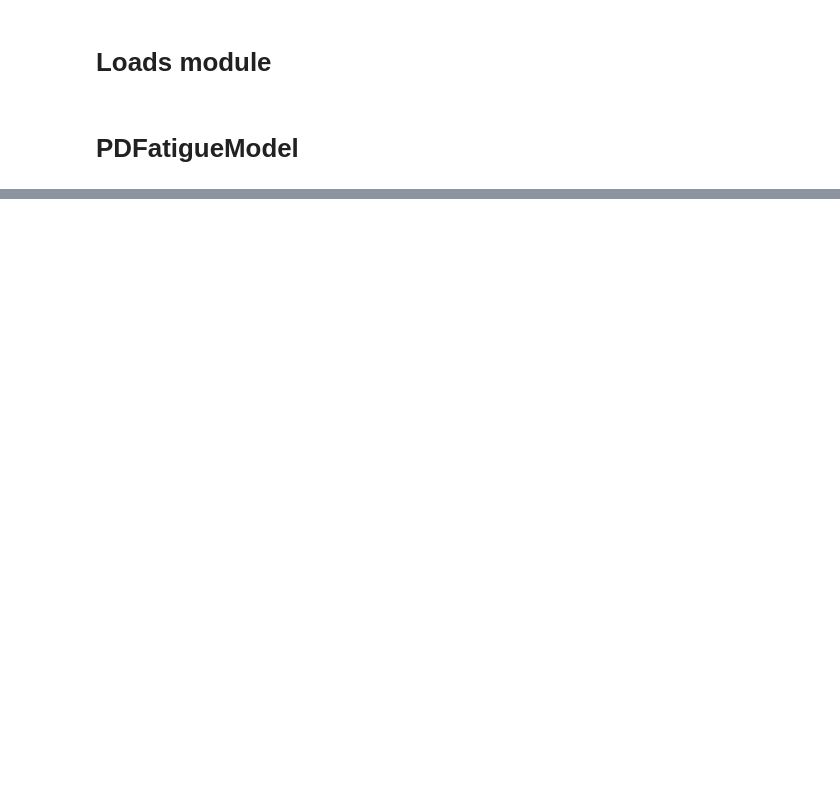
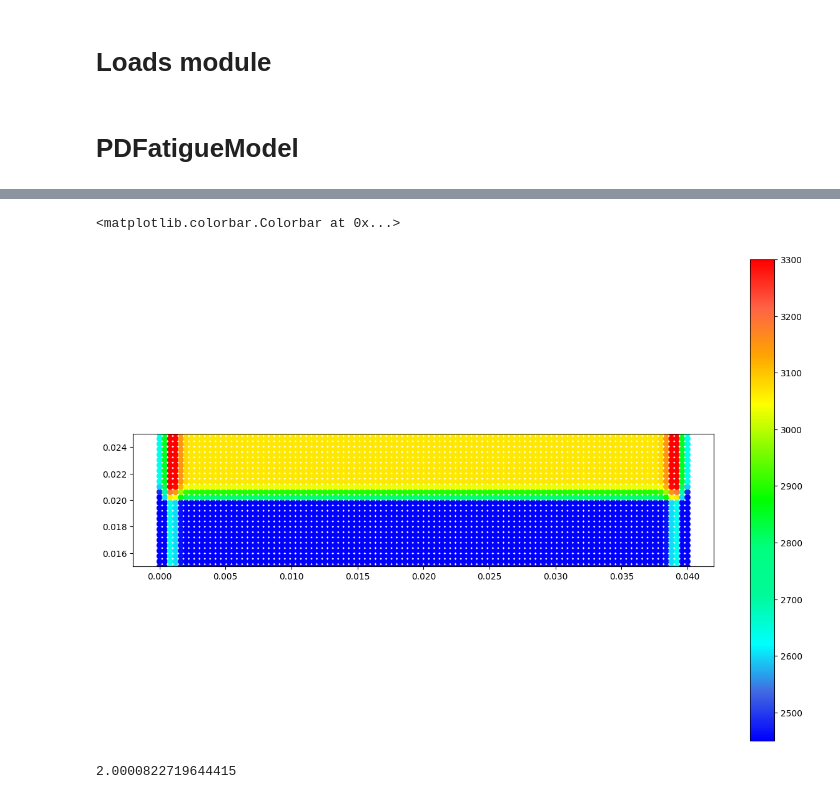
Before and after one commit to fjerenec/Verse2, a Jupyter notebook: main/SED-Interface.ipynb, the cells around one changed output, grey strips where cells are left out. Saved outputs shown, nothing was run; the diff lists cells and outputs as text; code cells hidden in the pictures; blank space fills up the shorter version.

```diff
--- a/main/SED-Interface.ipynb
+++ b/main/SED-Interface.ipynb
@@ -343,3 +365,18 @@ plt.colorbar(sc2,ticks=v2)
+# %%
+fig = plt.figure(figsize=(15,10))
+axs = fig.add_subplot()
+# cont =axs.tricontourf(coordVec[:,0],coordVec[:,1],point_SED, levels=100,cmap=mycmap,vmin=4700,vmax=6300)
+cont =axs.scatter(coordVec[:,0],coordVec[:,1],c=point_SED/1_000_000,cmap=mycmap,vmin=4900/2,vmax=6600/2)
+axs.set_ylim(0.015,0.025)
+axs.set_aspect(1)
+plt.colorbar(cont)
+# %% [output]
+<matplotlib.colorbar.Colorbar at 0x...>
+[figure, added]
+# %%
+point_SED[2345]/1000000/600/2
+# %% [output]
+2.0000822719644415
 # %%
 pnt = 2345
 for bond in range(coordVec[solver.FID.neighbors[solver.FID.start_idx[pnt]:solver.FID.end_idx[pnt]]].shape[0]):
```
Also changed, not shown: parts of 16 cells of this notebook, 8 other files.
